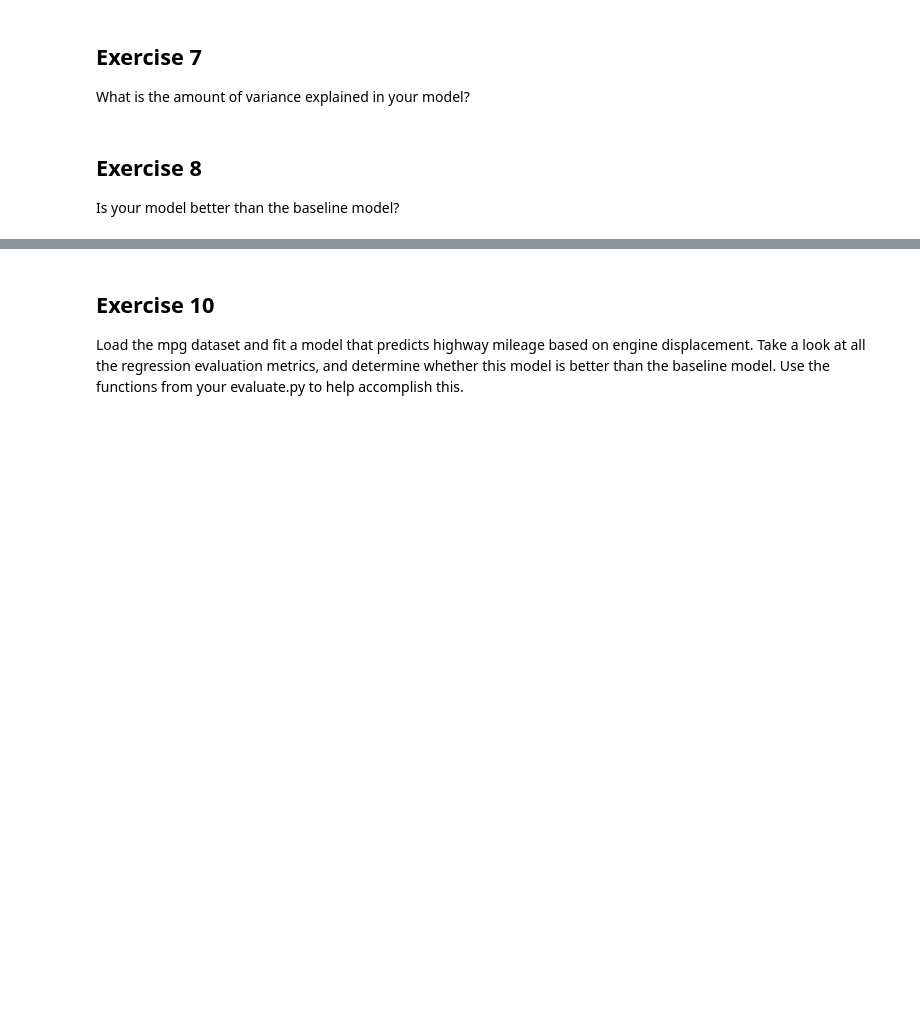
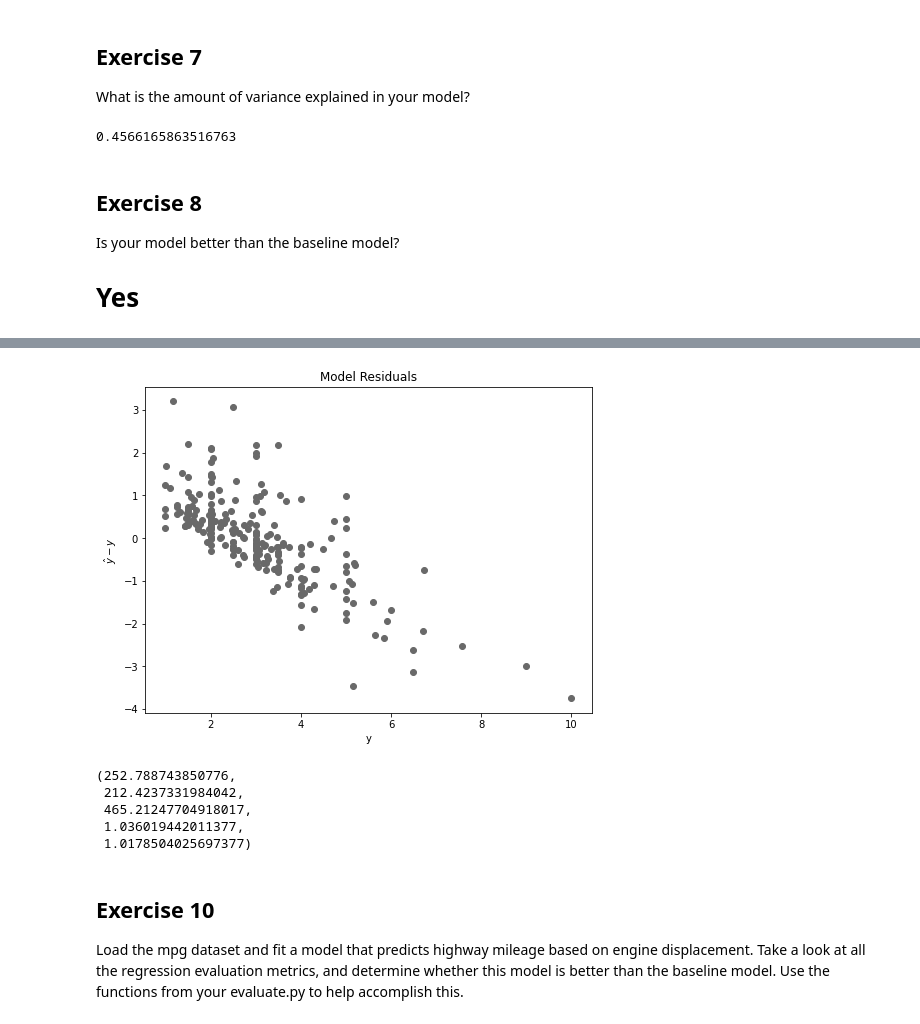
Before and after one commit to lainslie-18/regression-exercises, a Jupyter notebook: evaluate.ipynb, the cells around one changed output, grey strips where cells are left out. Cells and saved outputs as stored; diff of their text form; code cells hidden in the pictures; blank space fills up the shorter version.

```diff
--- a/evaluate.ipynb
+++ b/evaluate.ipynb
@@ -170,10 +232,18 @@ Write python code that compares the sum of squared errors for your model against
 ## Exercise 7
 
 What is the amount of variance explained in your model?
+# %%
+# Calculate R^2
+R_squared = ESS/TSS
+R_squared
+# %% [output]
+0.4566165863516763
 # %% [markdown]
 ## Exercise 8
 
 Is your model better than the baseline model?
+
+# Yes
 # %% [markdown]
 ## Exercise 9
 
@@ -188,2 +258,20 @@ Create a file named evaluate.py that contains the following functions:
  - baseline_mean_errors(y): computes the SSE, MSE, and RMSE for the baseline model
  - better_than_baseline(y, yhat): returns true if your model performs better than the baseline, otherwise false
+# %%
+def plot_residuals(y, yhat):
+    # creates a residual plot
+
+    plt.figure(figsize=(8, 6))
+    plt.scatter(y, yhat-y, color='dimgray')
+
+    # set titles
+    plt.title('Model Residuals', fontsize=12, color='black')
+    # add axes labels
+    plt.ylabel(r'$\hat{y}-y$')
+    plt.xlabel('y')
+
+    return plt.show()
+# %%
+plot_residuals(df.tip, df.yhat)
+# %% [output]
+[figure, added]
@@ -190,3 +291,11 @@ Create a file named evaluate.py that contains the following functions:
+# %%
+regression_errors(df.tip, df.yhat)
+# %% [output]
+(252.788743850776,
+ 212.4237331984042,
+ 465.21247704918017,
+ 1.036019442011377,
+ 1.0178504025697377)
 # %% [markdown]
 ## Exercise 10
 
```
Also changed, not shown: parts of 20 cells of this notebook.
